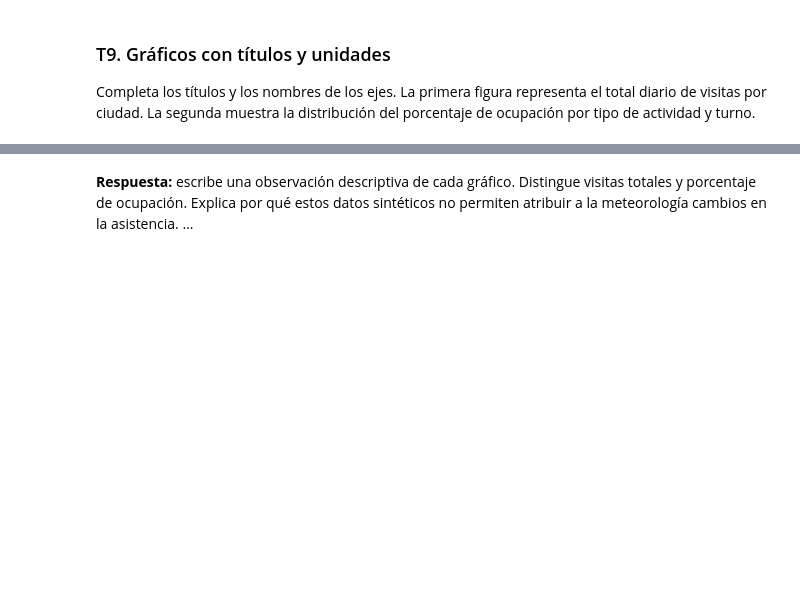
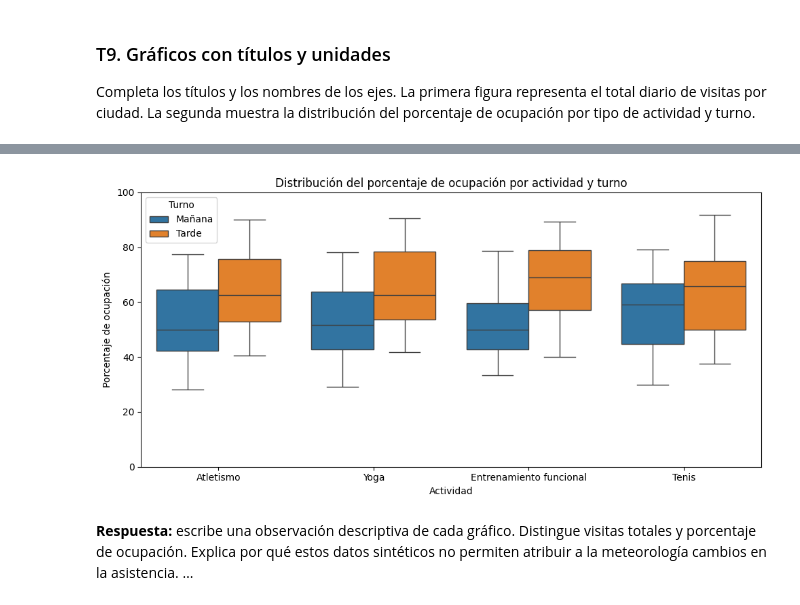
Before and after one commit to manumango007/MABA_PRACTICA_FINAL_AYALA_LLAJARUNA, a Jupyter notebook: Practica_centros_alumnado_v02.ipynb, the cells around one changed output, grey strips where cells are left out. Cells and saved outputs as stored; diff of their text form; code cells hidden in the pictures; blank space fills up the shorter version.

```diff
--- a/Practica_centros_alumnado_v02.ipynb
+++ b/Practica_centros_alumnado_v02.ipynb
@@ -478,16 +600,18 @@ plt.show()
 # %%
 fig, ax = plt.subplots(figsize=(10, 5))
 sns.boxplot(data=preparada, x='actividad', y='ocupacion_pct', hue='turno', ax=ax)
 # MODIFICAR: ESCRIBE UN TÍTULO QUE DESCRIBA EL GRÁFICO.
-ax.set_title('')
+ax.set_title('Distribución del porcentaje de ocupación por actividad y turno')
 # MODIFICAR: IDENTIFICA LA VARIABLE DEL EJE HORIZONTAL.
-ax.set_xlabel('')
+ax.set_xlabel('Actividad')
 # MODIFICAR: IDENTIFICA LA VARIABLE Y UNIDAD DEL EJE VERTICAL.
-ax.set_ylabel('')
+ax.set_ylabel('Porcentaje de ocupación')
 ax.set_ylim(0, 100)
 ax.legend(title='Turno')
 fig.tight_layout()
 fig.savefig(SALIDAS / 'ocupacion_actividad.png', dpi=150)
 plt.show()
+# %% [output]
+[figure, added]
 # %% [markdown]
 **Respuesta:** escribe una observación descriptiva de cada gráfico. Distingue visitas totales y porcentaje de ocupación. Explica por qué estos datos sintéticos no permiten atribuir a la meteorología cambios en la asistencia. …
```
Also changed, not shown: parts of 32 cells of this notebook.
